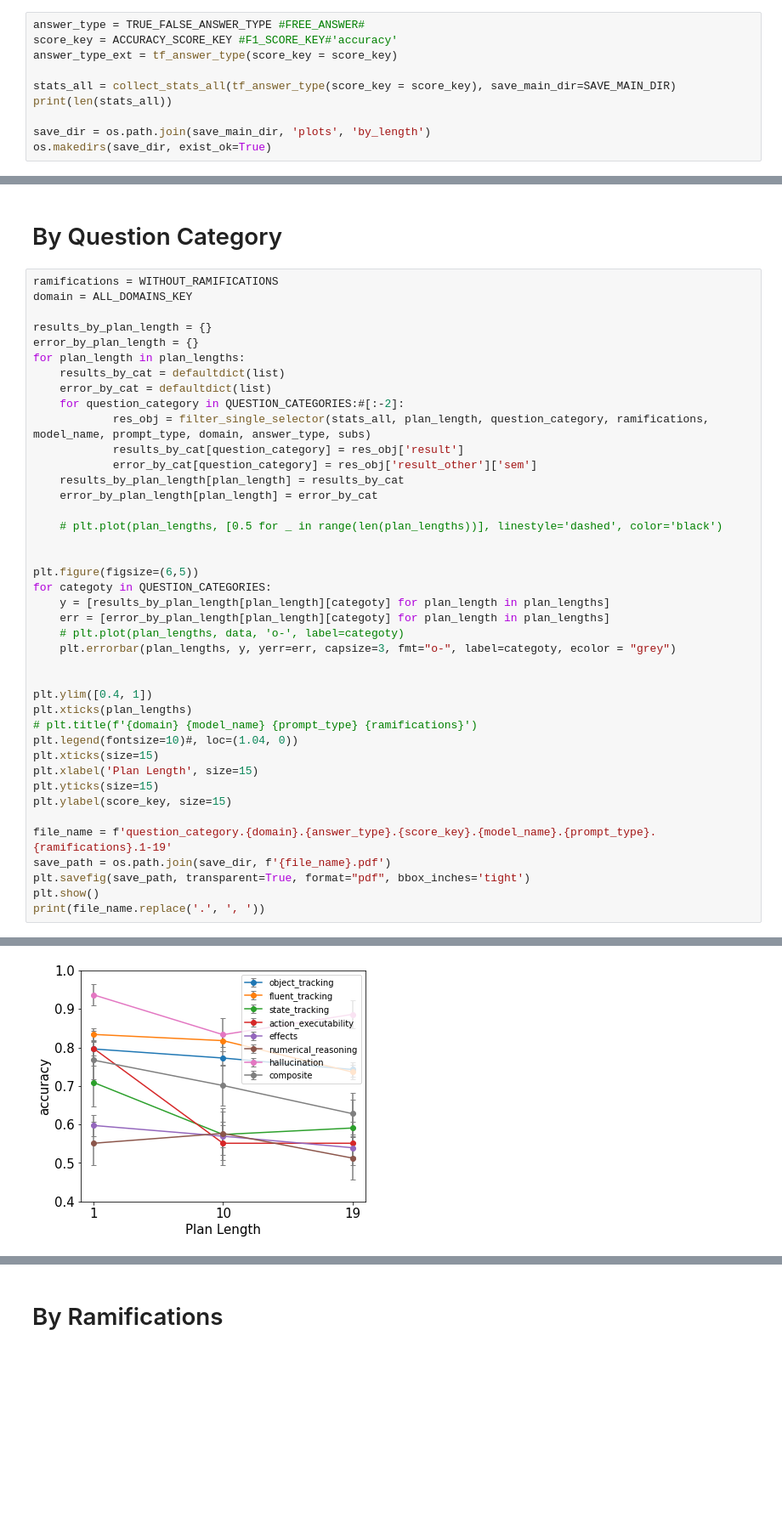
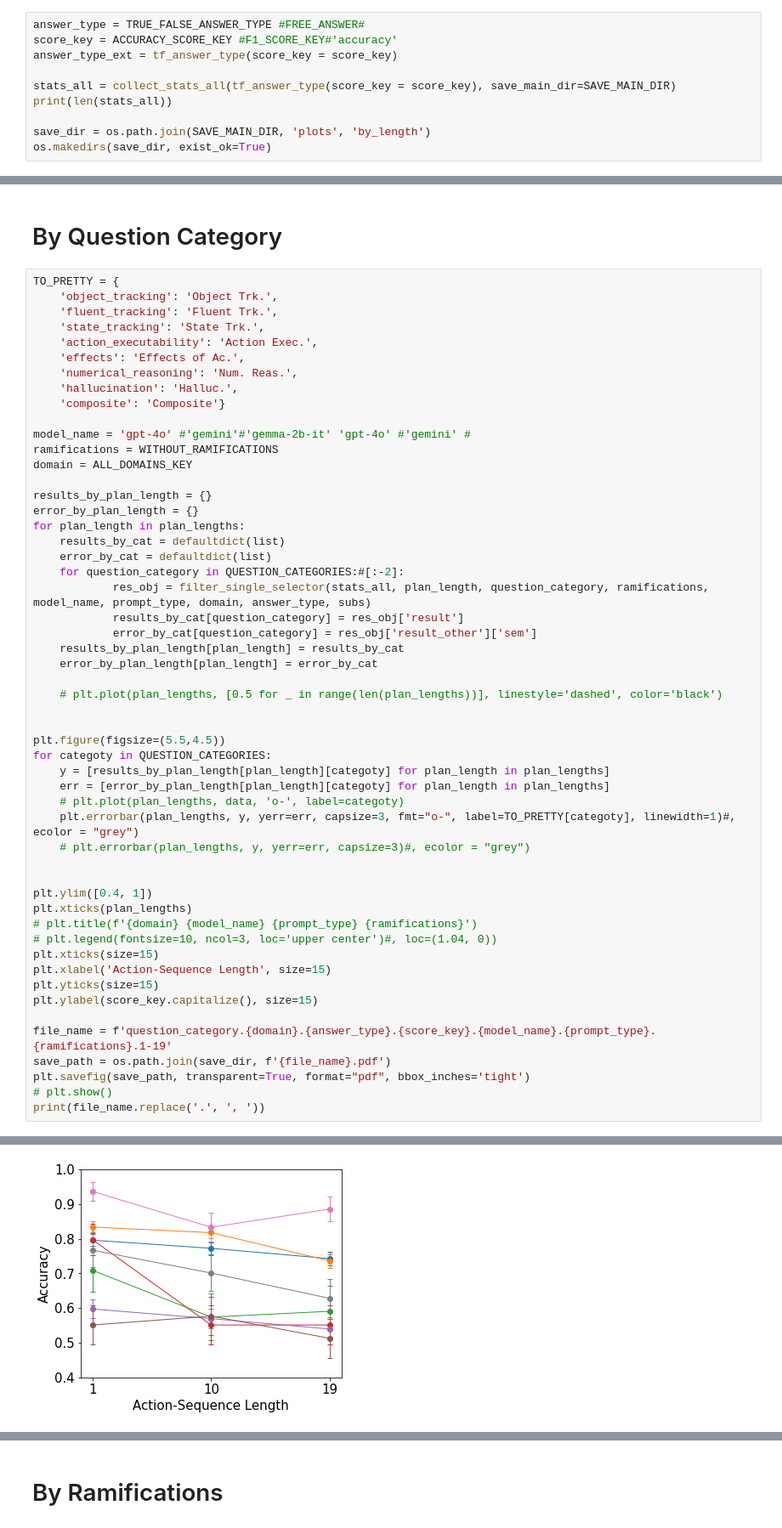
Before and after one commit to izuminka/reasoning_about_actions, a Jupyter notebook: src/analysis/plots/by_plan_length.ipynb, the cells around one changed output, grey strips where cells are left out. Shown at 85% size. Saved outputs shown, nothing was run; the diff lists cells and outputs as text; blank space fills up the shorter version.

Commit message:
other plots

```diff
--- a/src/analysis/plots/by_plan_length.ipynb
+++ b/src/analysis/plots/by_plan_length.ipynb
@@ -18,6 +18,6 @@ answer_type_ext = tf_answer_type(score_key = score_key)
 stats_all = collect_stats_all(tf_answer_type(score_key = score_key), save_main_dir=SAVE_MAIN_DIR)
 print(len(stats_all))
 
-save_dir = os.path.join(save_main_dir, 'plots', 'by_length')
+save_dir = os.path.join(SAVE_MAIN_DIR, 'plots', 'by_length')
 os.makedirs(save_dir, exist_ok=True)
 # %% [output]
@@ -108,6 +103,17 @@ by domain type, gpt-4o, few shot 1, without random sub, without ramifications, w
 # %% [markdown]
 # By Question Category
 # %%
+TO_PRETTY = {
+    'object_tracking': 'Object Trk.',
+    'fluent_tracking': 'Fluent Trk.',
+    'state_tracking': 'State Trk.',
+    'action_executability': 'Action Exec.',
+    'effects': 'Effects of Ac.',
+    'numerical_reasoning': 'Num. Reas.',
+    'hallucination': 'Halluc.',
+    'composite': 'Composite'}
+
+model_name = 'gpt-4o' #'gemini'#'gemma-2b-it' 'gpt-4o' #'gemini' #
 ramifications = WITHOUT_RAMIFICATIONS
 domain = ALL_DOMAINS_KEY
 
@@ -126,26 +132,27 @@ for plan_length in plan_lengths:
     # plt.plot(plan_lengths, [0.5 for _ in range(len(plan_lengths))], linestyle='dashed', color='black')
 
 
-plt.figure(figsize=(6,5))
+plt.figure(figsize=(5.5,4.5))
 for categoty in QUESTION_CATEGORIES:
     y = [results_by_plan_length[plan_length][categoty] for plan_length in plan_lengths]
     err = [error_by_plan_length[plan_length][categoty] for plan_length in plan_lengths]
     # plt.plot(plan_lengths, data, 'o-', label=categoty)
-    plt.errorbar(plan_lengths, y, yerr=err, capsize=3, fmt="o-", label=categoty, ecolor = "grey")
+    plt.errorbar(plan_lengths, y, yerr=err, capsize=3, fmt="o-", label=TO_PRETTY[categoty], linewidth=1)#, ecolor = "grey")
+    # plt.errorbar(plan_lengths, y, yerr=err, capsize=3)#, ecolor = "grey")
 
 
 plt.ylim([0.4, 1])
 plt.xticks(plan_lengths)
 # plt.title(f'{domain} {model_name} {prompt_type} {ramifications}')
-plt.legend(fontsize=10)#, loc=(1.04, 0))
+# plt.legend(fontsize=10, ncol=3, loc='upper center')#, loc=(1.04, 0))
 plt.xticks(size=15)
-plt.xlabel('Plan Length', size=15)
+plt.xlabel('Action-Sequence Length', size=15)
 plt.yticks(size=15)
-plt.ylabel(score_key, size=15)
+plt.ylabel(score_key.capitalize(), size=15)
 
 file_name = f'question_category.{domain}.{answer_type}.{score_key}.{model_name}.{prompt_type}.{ramifications}.1-19'
 save_path = os.path.join(save_dir, f'{file_name}.pdf')
 plt.savefig(save_path, transparent=True, format="pdf", bbox_inches='tight')
-plt.show()
+# plt.show()
 print(file_name.replace('.', ', '))
 # %% [output]
@@ -153 +160 @@ NameError: name 'save_dir' is not defined
-[figure, old version]
+[figure, new version]
```
Also changed, not shown: parts of 10 cells of this notebook, 4 other files.
